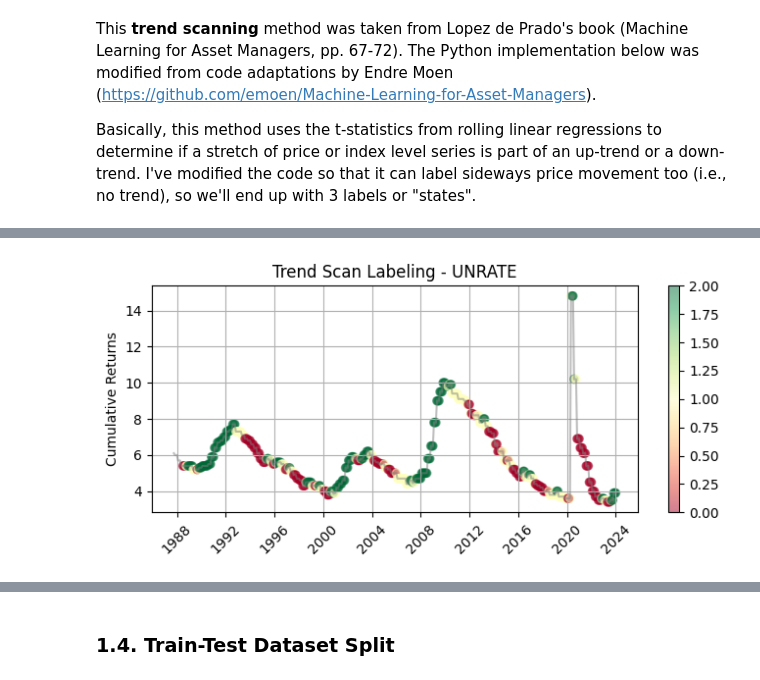
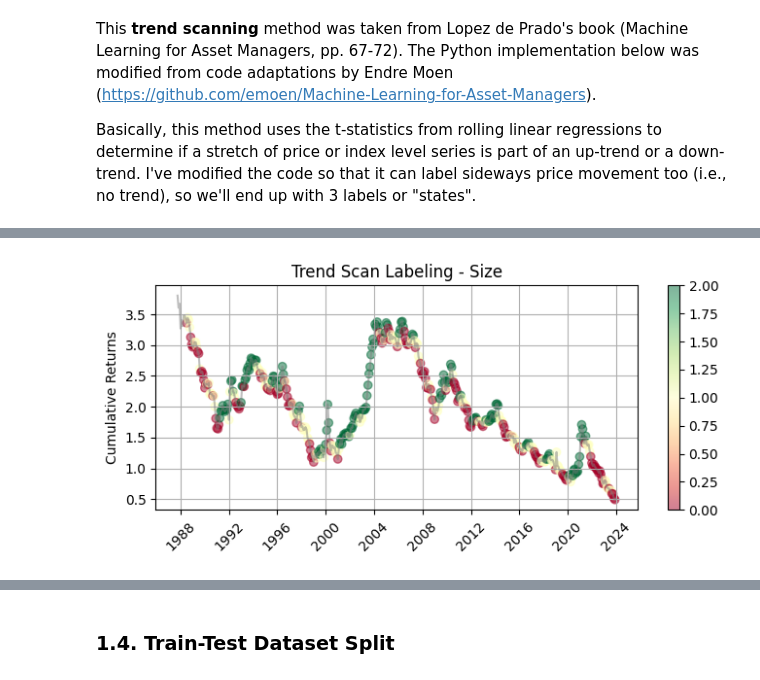
Before and after one commit to dipanshusharma2001/MScFE_WQU_Capstone_Project, a Jupyter notebook: notebooks/02_DYNOTEARS_PoC.ipynb, the cells around one changed output, grey strips where cells are left out. Drawn from its saved outputs; the diff is of its cells as text; code cells hidden in the pictures.

```diff
--- a/notebooks/02_DYNOTEARS_PoC.ipynb
+++ b/notebooks/02_DYNOTEARS_PoC.ipynb
@@ -132,7 +154,6 @@ fred_data = pd.DataFrame()
 for f in datasets_fred:
     fred_data[f] = web.DataReader(f,'fred',start,end)
 fred_data.rename(columns = {
-    'M2REAL': 'M2SPPLY',
     'CPIAUCSL': 'INFLATION',
     'TRESEGUSM052N': 'GLDRSRV',
     'USEPUINDXD': 'POLICY',
@@ -158,7 +179,7 @@ memory usage: 13.1 KB
 ### 1.2. Data Aggregation
 # %%
 # concatenate into 1 dataframe
-df1 = pd.concat([df, yfin_data, fred_data], axis=1, join='outer')
+df1 = pd.concat([df.iloc[:,:6], yfin_data, fred_data, df.iloc[:,-1]], axis=1, join='outer')
 
 # transform factor returns into cumulative returns
 for k in df1.columns[:6]:
@@ -208,0 +228,16 @@ plt.show()
+# %%
+df1.to_csv('../outputs/dynotears/data_clean_dynotears_poc.csv')
+
+csv_path = "../outputs/dynotears/data_clean_dynotears_poc.csv"
+if os.path.exists(csv_path):
+    df1 = pd.read_csv(csv_path)
+else:
+    url = "https://raw.githubusercontent.com/dipanshusharma2001/MScFE_WQU_Capstone_Project/main/outputs/dynotears/data_clean_dynotears_poc.csv"
+    df1 = pd.read_csv(url)
+
+# convert index to datetime format
+df1['Unnamed: 0'] = pd.to_datetime(df1['Unnamed: 0'], format='%Y-%m-%d')
+df1.index = df1['Unnamed: 0']
+df1.index.name = None
+del df1['Unnamed: 0']
+df1.head()
@@ -320,9 +362,9 @@ def getBinsFromTrend(
 idx_range_from = 3
 idx_range_to = 10
 
-trnd_lbl_df = pd.DataFrame(index=df1.index, columns=df1.columns)
+trnd_lbl_df = pd.DataFrame(index=df1.index[:-1], columns=df1.columns[:-1])
 
-for c in range(len(df1.columns)):
+for c in range(len(df1.columns[:-1])):
 
     df3 = pd.Series(index = df1.index, data = df1.iloc[:, c].values)
     df4 = getBinsFromTrend(df3.index, df3, [idx_range_from,idx_range_to,1], 20)
@@ -351,16 +394,17 @@ plt.show()
 # %%
 # visualize labels for another one of the variables
+
 plt.subplots(figsize=(8,3))
-plt.plot(df1.iloc[:,11], color='grey', alpha=0.5)
+plt.plot(df1.iloc[:,5], color='grey', alpha=0.5)
 plt.scatter(trnd_lbl_df.index,
-            df1.loc[trnd_lbl_df.index, df1.columns[11]],
-            c=trnd_lbl_df.iloc[:,11].values,
+            df1.loc[trnd_lbl_df.index, df1.columns[5]],
+            c=trnd_lbl_df.iloc[:,5].values,
             cmap='RdYlGn', alpha=0.5)
 plt.colorbar()
 plt.grid()
 plt.xticks(rotation=45)
 plt.ylabel('Cumulative Returns')
-plt.title(f'Trend Scan Labeling - {trnd_lbl_df.columns[11]}')
+plt.title(f'Trend Scan Labeling - {trnd_lbl_df.columns[5]}')
 plt.show()
 # %% [output]
-[figure, old version]
+[figure, new version]
```
Also changed, not shown: parts of 97 cells of this notebook, 8 other files.
